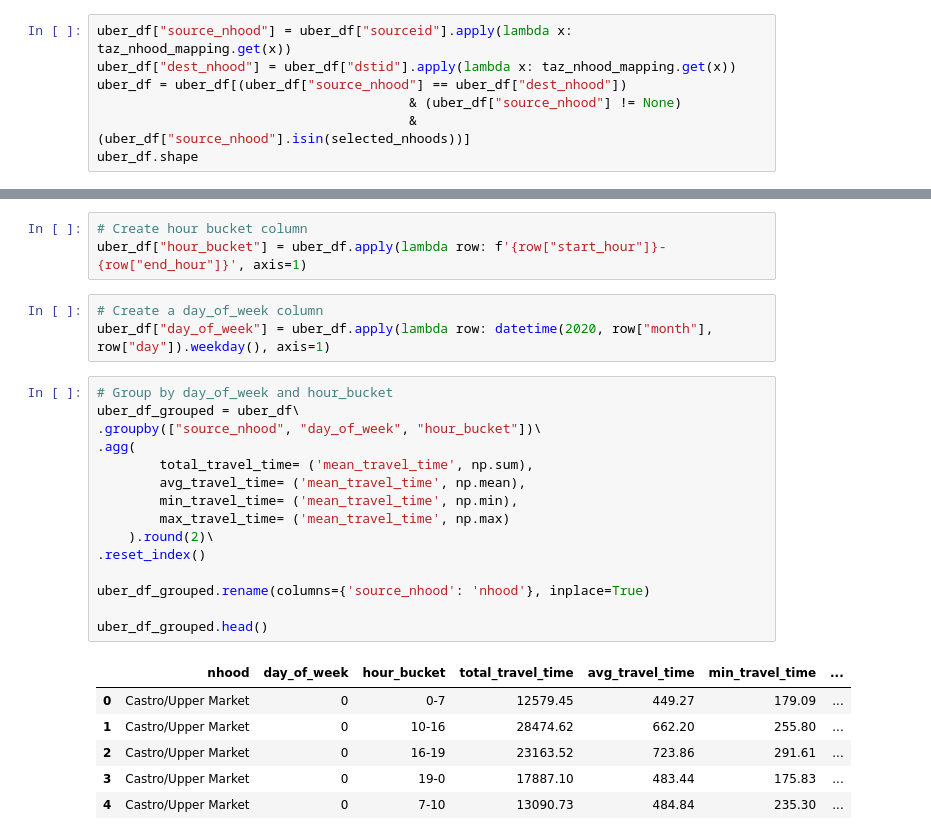
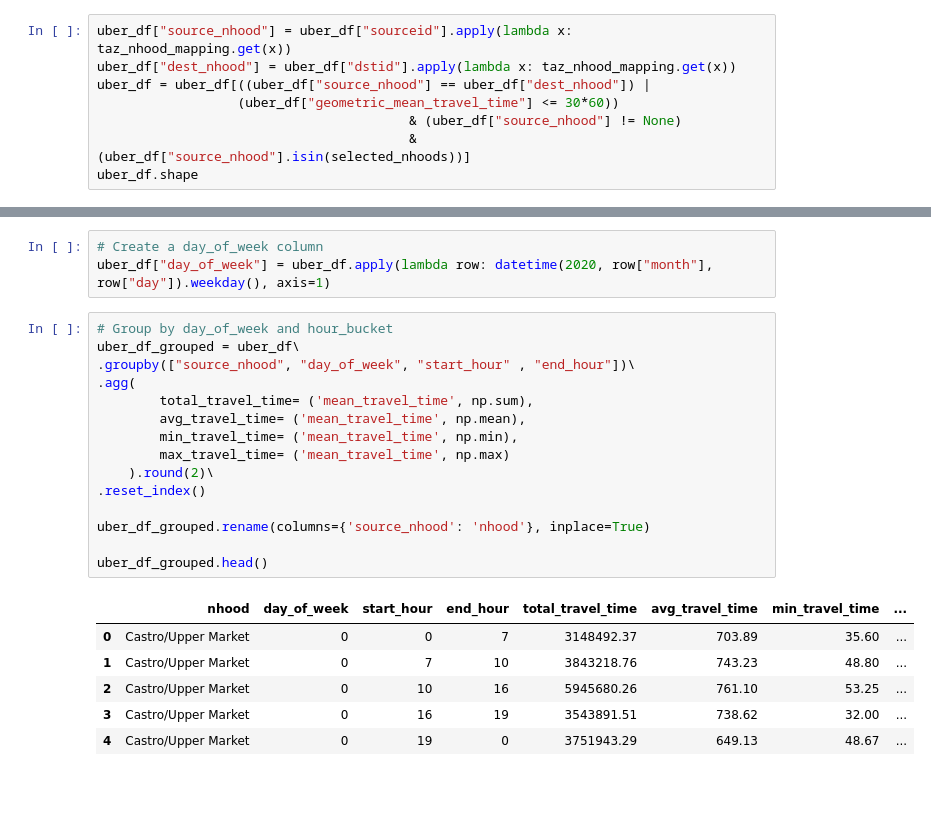
Before and after one commit to hcao2015/driver_schedule_optimization, a Jupyter notebook: Demand Analysis.ipynb, the cells around one changed output, grey strips where cells are left out. Drawn from its saved outputs; the diff is of its cells as text; blank space fills up the shorter version.

Commit message:
Combine 2 sources data into one and makes it hourly

```diff
--- a/Demand Analysis.ipynb
+++ b/Demand Analysis.ipynb
@@ -347,7 +254,8 @@ uber_df.head()
 # %%
 uber_df["source_nhood"] = uber_df["sourceid"].apply(lambda x: taz_nhood_mapping.get(x))
 uber_df["dest_nhood"] = uber_df["dstid"].apply(lambda x: taz_nhood_mapping.get(x))
-uber_df = uber_df[(uber_df["source_nhood"] == uber_df["dest_nhood"])
+uber_df = uber_df[((uber_df["source_nhood"] == uber_df["dest_nhood"]) |
+                  (uber_df["geometric_mean_travel_time"] <= 30*60))
                                         & (uber_df["source_nhood"] != None)
                                         & (uber_df["source_nhood"].isin(selected_nhoods))]
 uber_df.shape
@@ -365,28 +264,25 @@ uber_df.head()
-# %%
-# Create hour bucket column
-uber_df["hour_bucket"] = uber_df.apply(lambda row: f'{row["start_hour"]}-{row["end_hour"]}', axis=1)
 # %%
 # Create a day_of_week column
 uber_df["day_of_week"] = uber_df.apply(lambda row: datetime(2020, row["month"], row["day"]).weekday(), axis=1)
 # %%
 # Group by day_of_week and hour_bucket
 uber_df_grouped = uber_df\
-.groupby(["source_nhood", "day_of_week", "hour_bucket"])\
+.groupby(["source_nhood", "day_of_week", "start_hour" , "end_hour"])\
 .agg(
         total_travel_time= ('mean_travel_time', np.sum),
         avg_travel_time= ('mean_travel_time', np.mean),
         min_travel_time= ('mean_travel_time', np.min),
         max_travel_time= ('mean_travel_time', np.max)
     ).round(2)\
 .reset_index()
 
 uber_df_grouped.rename(columns={'source_nhood': 'nhood'}, inplace=True)
 
 uber_df_grouped.head()
 # %% [output]
-|  | nhood | day_of_week | hour_bucket | total_travel_time | avg_travel_time | min_travel_time | ... |
-| 0 | Castro/Upper Market | 0 | 0-7 | 12579.45 | 449.27 | 179.09 | ... |
-| 1 | Castro/Upper Market | 0 | 10-16 | 28474.62 | 662.20 | 255.80 | ... |
-| 2 | Castro/Upper Market | 0 | 16-19 | 23163.52 | 723.86 | 291.61 | ... |
-| 3 | Castro/Upper Market | 0 | 19-0 | 17887.10 | 483.44 | 175.83 | ... |
-| 4 | Castro/Upper Market | 0 | 7-10 | 13090.73 | 484.84 | 235.30 | ... |
+|  | nhood | day_of_week | start_hour | end_hour | total_travel_time | avg_travel_time | min_travel_time | ... |
+| 0 | Castro/Upper Market | 0 | 0 | 7 | 3148492.37 | 703.89 | 35.60 | ... |
+| 1 | Castro/Upper Market | 0 | 7 | 10 | 3843218.76 | 743.23 | 48.80 | ... |
+| 2 | Castro/Upper Market | 0 | 10 | 16 | 5945680.26 | 761.10 | 53.25 | ... |
+| 3 | Castro/Upper Market | 0 | 16 | 19 | 3543891.51 | 738.62 | 32.00 | ... |
+| 4 | Castro/Upper Market | 0 | 19 | 0 | 3751943.29 | 649.13 | 48.67 | ... |
```
Also changed, not shown: parts of 20 cells of this notebook, 7 other files.
